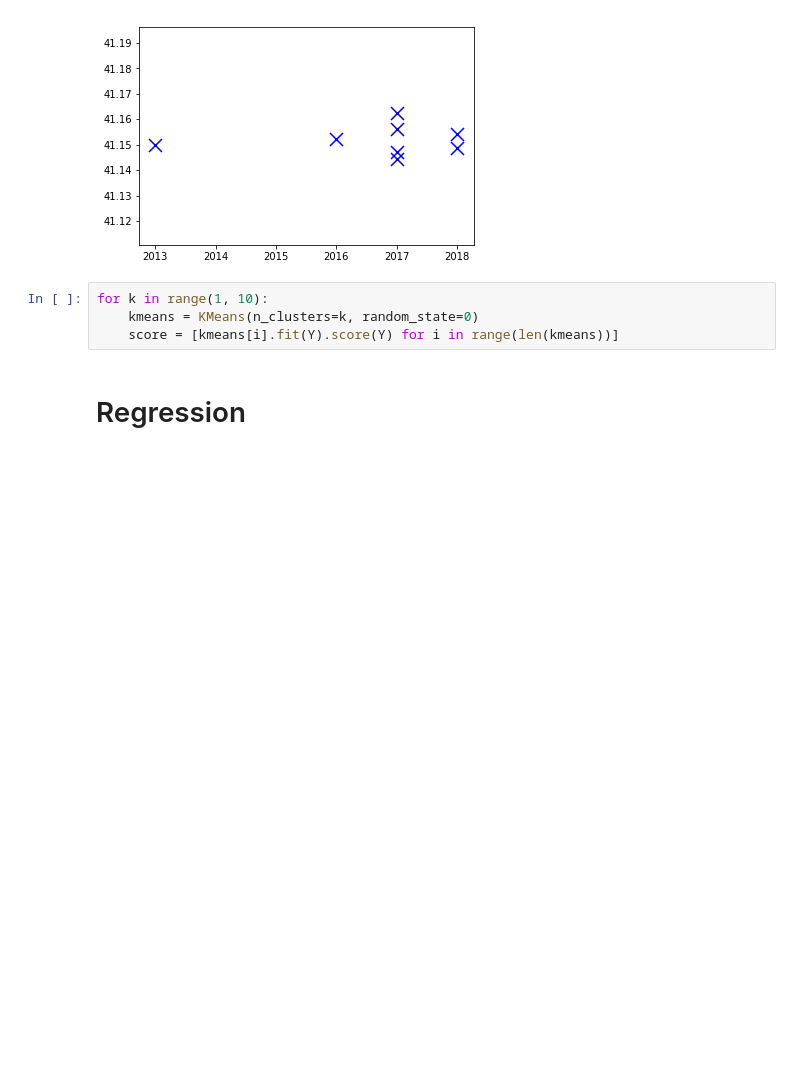
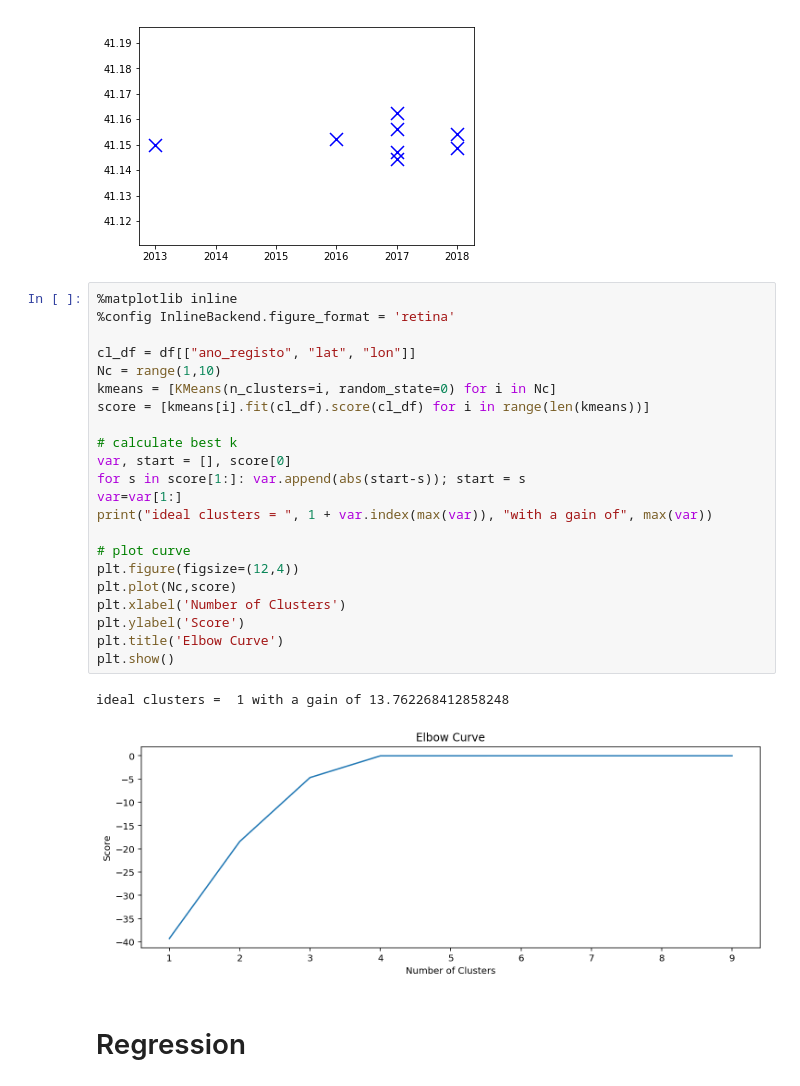
Before and after one commit to msramalho/hackacity2019, a Jupyter notebook: Analysis.ipynb, the cells around one changed output. Drawn from its saved outputs; the diff is of its cells as text; blank space fills up the shorter version.

Commit message:
analysis started

```diff
--- a/Analysis.ipynb
+++ b/Analysis.ipynb
@@ -44,9 +44,30 @@ plt.scatter(centroids[:, 0], centroids[:, 1], marker='x', s=169, linewidths=3, c
 plt.show()
 # %% [output]
 [figure]
-# %%
-for k in range(1, 10):
-    kmeans = KMeans(n_clusters=k, random_state=0)
-    score = [kmeans[i].fit(Y).score(Y) for i in range(len(kmeans))]
+# %%
+%matplotlib inline
+%config InlineBackend.figure_format = 'retina'
+
+cl_df = df[["ano_registo", "lat", "lon"]]
+Nc = range(1,10)
+kmeans = [KMeans(n_clusters=i, random_state=0) for i in Nc]
+score = [kmeans[i].fit(cl_df).score(cl_df) for i in range(len(kmeans))]
+
+# calculate best k
+var, start = [], score[0]
+for s in score[1:]: var.append(abs(start-s)); start = s
+var=var[1:]
+print("ideal clusters = ", 1 + var.index(max(var)), "with a gain of", max(var))
+
+# plot curve
+plt.figure(figsize=(12,4))
+plt.plot(Nc,score)
+plt.xlabel('Number of Clusters')
+plt.ylabel('Score')
+plt.title('Elbow Curve')
+plt.show()
+# %% [output]
+ideal clusters =  1 with a gain of 13.762268412858248
+[figure, added]
 # %% [markdown]
 # Regression
```
